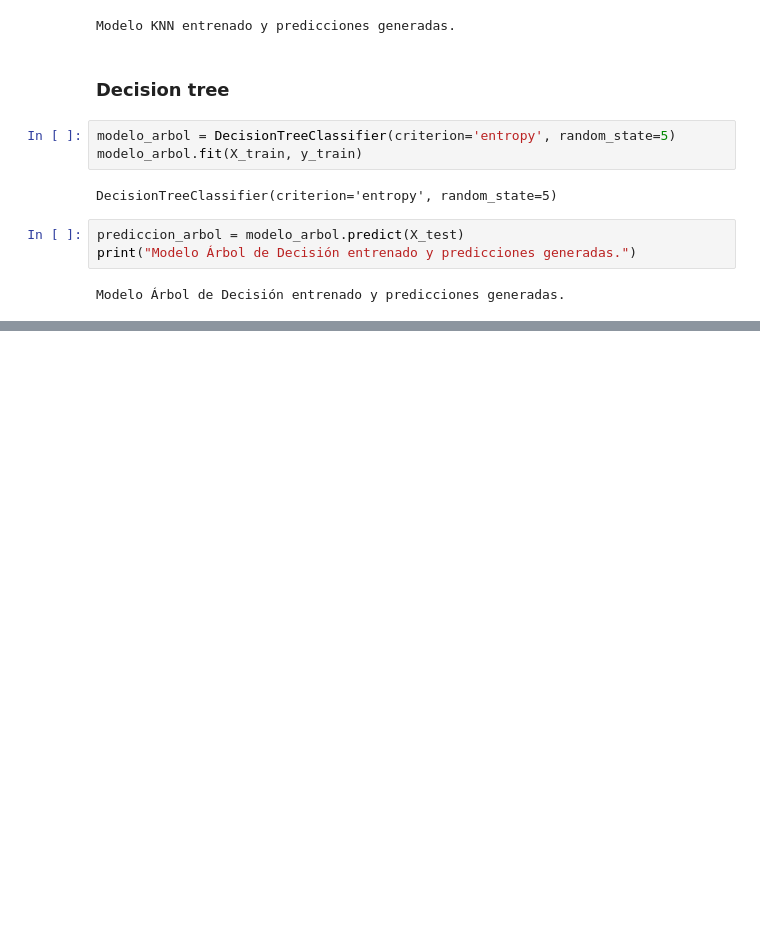
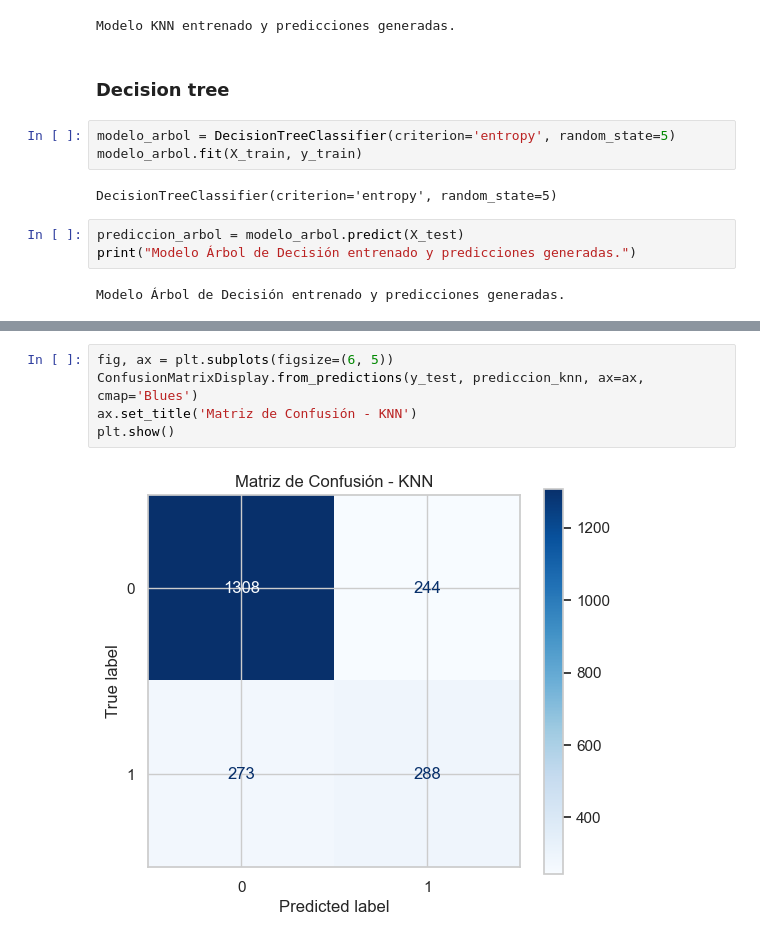
Before and after one commit to Felipe-Ahumada/Challenge_Telecom_X_ll, a Jupyter notebook: challenge_telecom_x.ipynb, the cells around one changed output, grey strips where cells are left out. Saved outputs shown, nothing was run; the diff lists cells and outputs as text; blank space fills up the shorter version.

```diff
--- a/challenge_telecom_x.ipynb
+++ b/challenge_telecom_x.ipynb
@@ -430,0 +444,7 @@ Modelo Árbol de Decisión entrenado y predicciones generadas.
+# %%
+fig, ax = plt.subplots(figsize=(6, 5))
+ConfusionMatrixDisplay.from_predictions(y_test, prediccion_knn, ax=ax, cmap='Blues')
+ax.set_title('Matriz de Confusión - KNN')
+plt.show()
+# %% [output]
+[figure, added]
```
Also changed, not shown: parts of 10 cells of this notebook.
